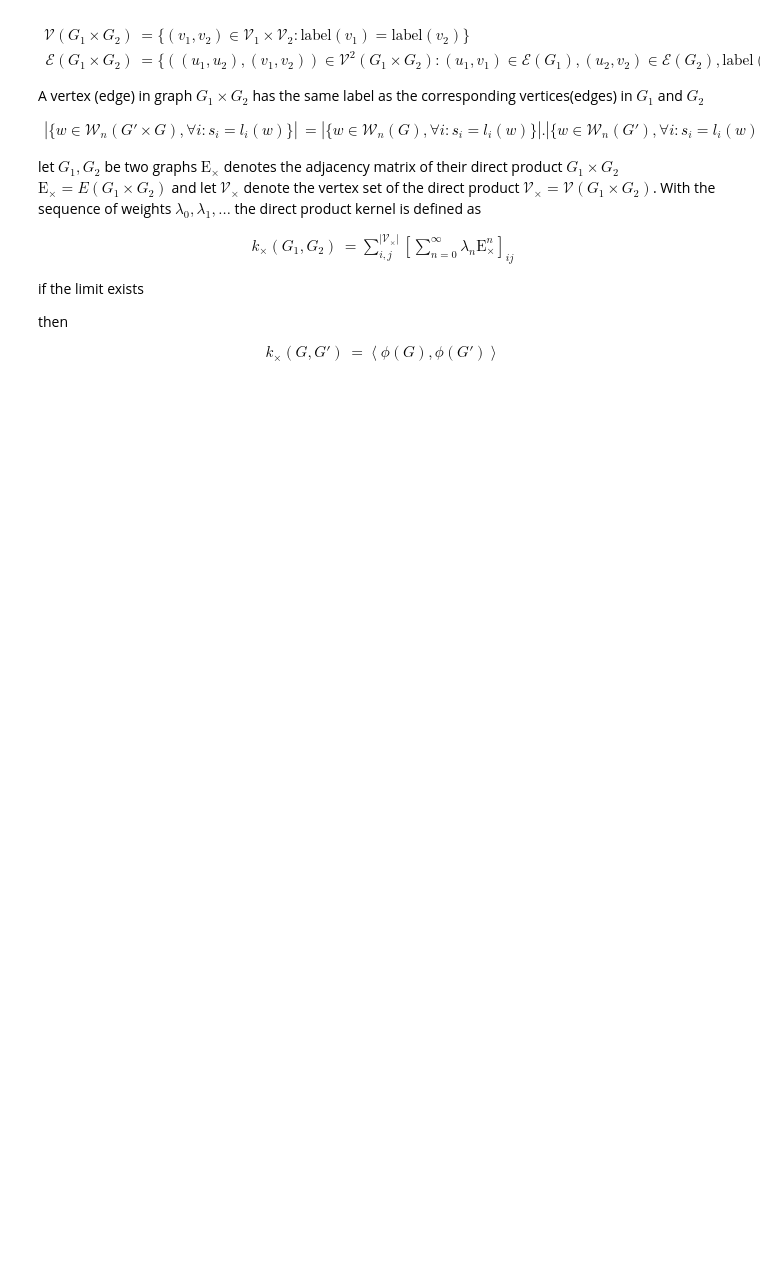
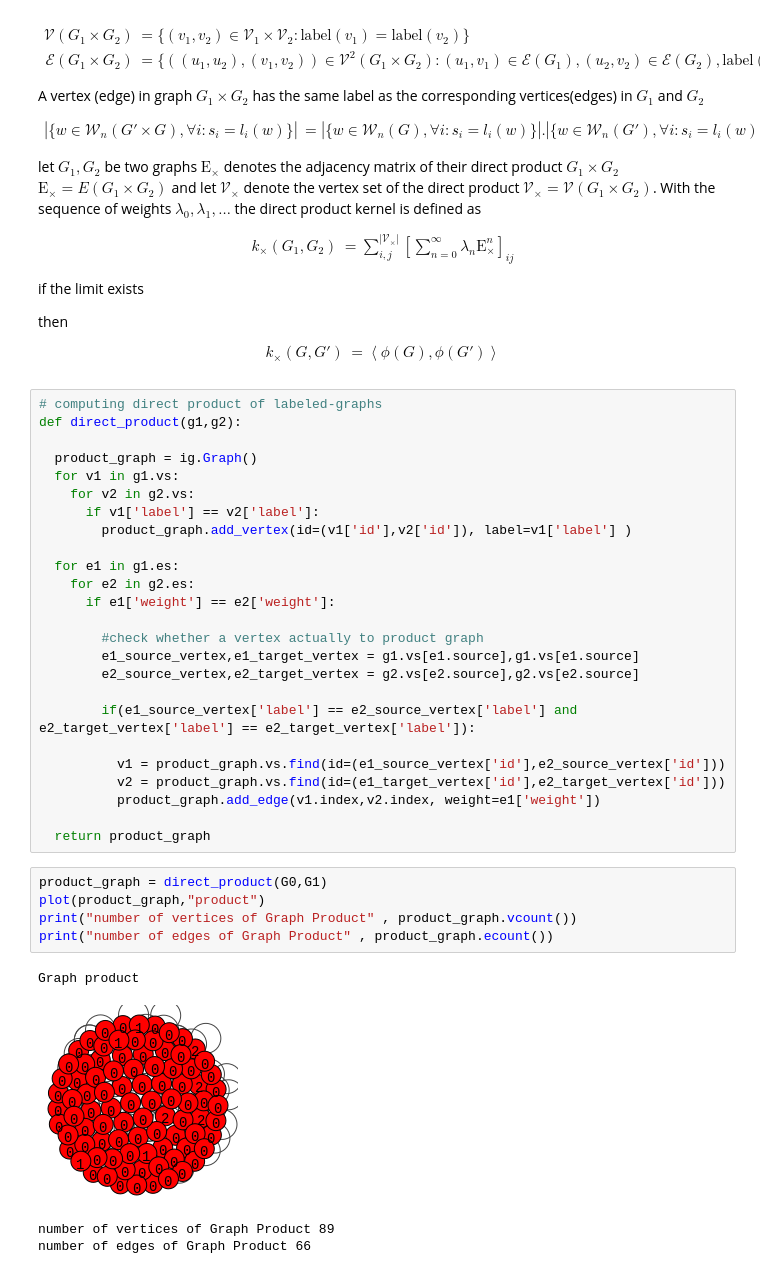
Before and after one commit to SaitejaUtpala/Implementation-of-Graph-kernels, a Jupyter notebook: Label_Pair_Graph_Kernels.ipynb, the cells around one changed output. Saved outputs shown, nothing was run; the diff lists cells and outputs as text; blank space fills up the shorter version.

Commit message:
added direct product function and illustrated it

```diff
--- a/Label_Pair_Graph_Kernels.ipynb
+++ b/Label_Pair_Graph_Kernels.ipynb
@@ -308,3 +319,38 @@ $$\begin{align} k_{\times}(G_1,G_2) &= \sum_{i,j}^{|\mathcal{V}_{\times}|} \left
 
 then
 $$\begin{align} k_{\times}(G,G') &= \left< \phi(G) , \phi(G') \right> \end{align}$$
+# %%
+# computing direct product of labeled-graphs
+def direct_product(g1,g2):
+
+  product_graph = ig.Graph()
+  for v1 in g1.vs:
+    for v2 in g2.vs:
+      if v1['label'] == v2['label']:
+        product_graph.add_vertex(id=(v1['id'],v2['id']), label=v1['label'] )
+
+  for e1 in g1.es:
+    for e2 in g2.es:
+      if e1['weight'] == e2['weight']:
+
+        #check whether a vertex actually to product graph
+        e1_source_vertex,e1_target_vertex = g1.vs[e1.source],g1.vs[e1.source]
+        e2_source_vertex,e2_target_vertex = g2.vs[e2.source],g2.vs[e2.source]
+
+        if(e1_source_vertex['label'] == e2_source_vertex['label'] and e2_target_vertex['label'] == e2_target_vertex['label']):
+
+          v1 = product_graph.vs.find(id=(e1_source_vertex['id'],e2_source_vertex['id']))
+          v2 = product_graph.vs.find(id=(e1_target_vertex['id'],e2_target_vertex['id']))
+          product_graph.add_edge(v1.index,v2.index, weight=e1['weight'])
+
+  return product_graph
+# %%
+product_graph = direct_product(G0,G1)
+plot(product_graph,"product")
+print("number of vertices of Graph Product" , product_graph.vcount())
+print("number of edges of Graph Product" , product_graph.ecount())
+# %% [output]
+Graph product
+[figure, added]
+number of vertices of Graph Product 89
+number of edges of Graph Product 66
```
Also changed, not shown: parts of 4 cells of this notebook.
